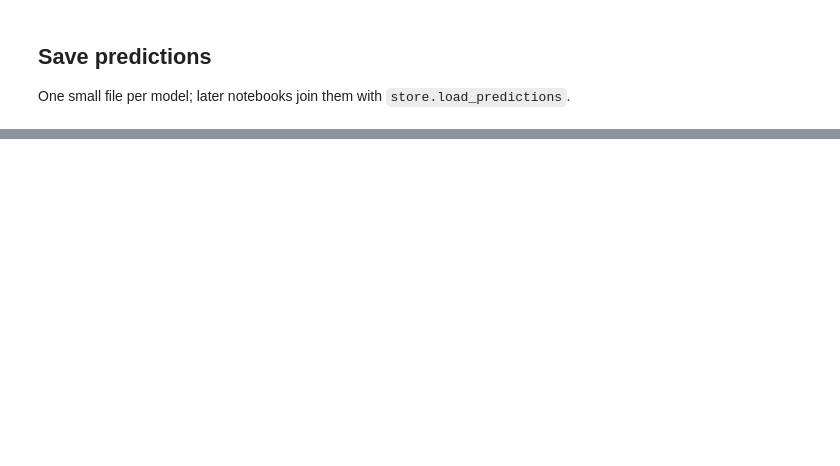
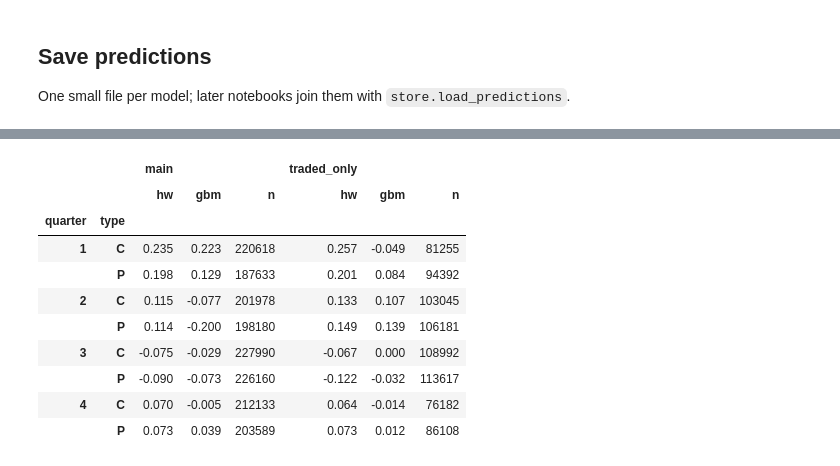
Before and after one commit to Poxterr/MF703Project, a Jupyter notebook: notebooks/02_baselines.ipynb, the cells around one changed output, grey strips where cells are left out. Saved outputs shown, nothing was run; the diff lists cells and outputs as text; code cells hidden in the pictures; blank space fills up the shorter version.

```diff
--- a/notebooks/02_baselines.ipynb
+++ b/notebooks/02_baselines.ipynb
@@ -79,0 +222,14 @@ store.save_predictions(pairs, MODELS, P["predictions"])
+# %%
+side_by_side("gain_test_by_quarter.csv", [0, 1])
+# %% [output]
+|  |  | main |  |  | traded_only |  |  |
+|  |  | hw | gbm | n | hw | gbm | n |
+| quarter | type |  |  |  |  |  |  |
+| 1 | C | 0.235 | 0.223 | 220618 | 0.257 | -0.049 | 81255 |
+|  | P | 0.198 | 0.129 | 187633 | 0.201 | 0.084 | 94392 |
+| 2 | C | 0.115 | -0.077 | 201978 | 0.133 | 0.107 | 103045 |
+|  | P | 0.114 | -0.200 | 198180 | 0.149 | 0.139 | 106181 |
+| 3 | C | -0.075 | -0.029 | 227990 | -0.067 | 0.000 | 108992 |
+|  | P | -0.090 | -0.073 | 226160 | -0.122 | -0.032 | 113617 |
+| 4 | C | 0.070 | -0.005 | 212133 | 0.064 | -0.014 | 76182 |
+|  | P | 0.073 | 0.039 | 203589 | 0.073 | 0.012 | 86108 |
```
Also changed, not shown: parts of 18 cells of this notebook, 21 other files.
